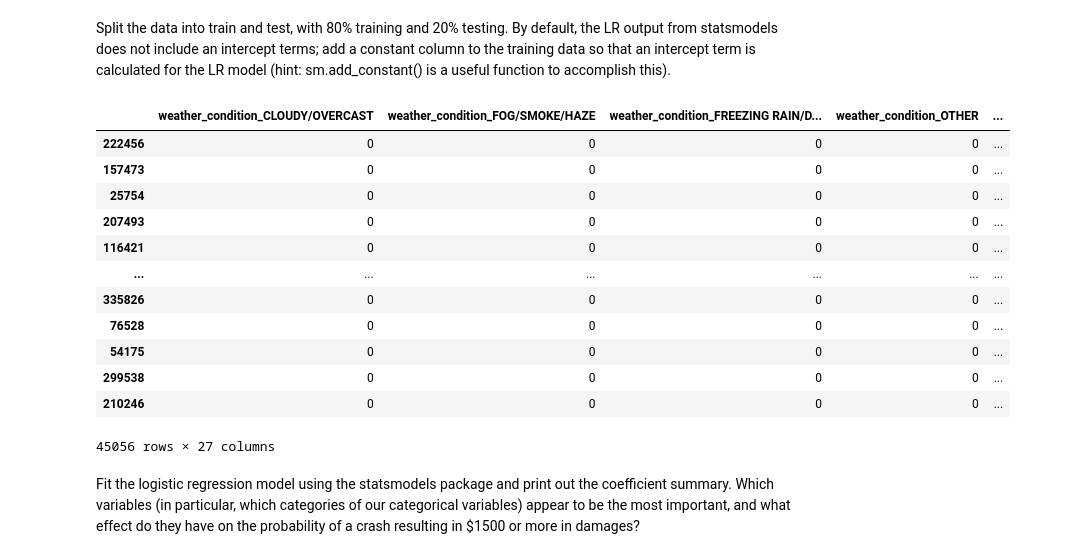
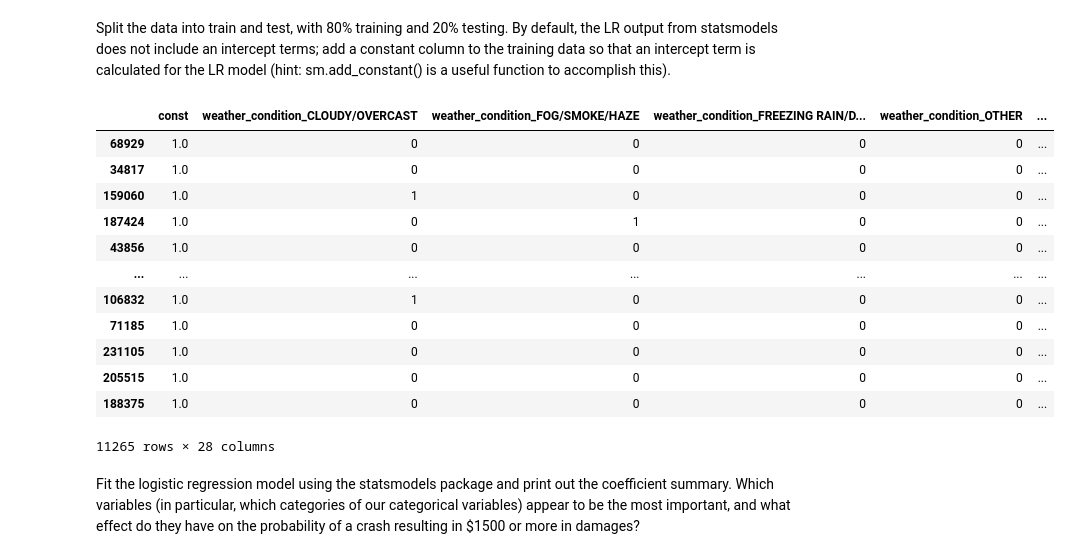
Before and after one commit to thinkful-dsi-cassowary/dsi3_student_pair_work, a Jupyter notebook: Coby/24_02_Day 24 Lecture 2 Assignment.ipynb, the cells around one changed output. Drawn from its saved outputs; the diff is of its cells as text; code cells hidden in the pictures.

```diff
--- a/Coby/24_02_Day 24 Lecture 2 Assignment.ipynb
+++ b/Coby/24_02_Day 24 Lecture 2 Assignment.ipynb
@@ -278,27 +278,32 @@ Split the data into train and test, with 80% training and 20% testing. By defaul
 # %%
 # answer goes here
 from sklearn.model_selection import train_test_split
+import statsmodels as sm
 
 # Create Training and Testing sets
 X_train, X_test, y_train, y_test = train_test_split(X, y, test_size=.2)
 
+X_train_sm = sm.tools.tools.add_constant(X_train)
+X_test_sm = sm.tools.tools.add_constant(X_test)
+
 # Add an intercept column to the training data
 # X_train['intercept'] = np.ones(len(X_train))
-X_train
+X_train_sm
+X_test_sm
 # %% [output]
-|  | weather_condition_CLOUDY/OVERCAST | weather_condition_FOG/SMOKE/HAZE | weather_condition_FREEZING RAIN/D... | weather_condition_OTHER | ... |
-| 222456 | 0 | 0 | 0 | 0 | ... |
-| 157473 | 0 | 0 | 0 | 0 | ... |
-| 25754 | 0 | 0 | 0 | 0 | ... |
-| 207493 | 0 | 0 | 0 | 0 | ... |
-| 116421 | 0 | 0 | 0 | 0 | ... |
-| ... | ... | ... | ... | ... | ... |
-| 335826 | 0 | 0 | 0 | 0 | ... |
-| 76528 | 0 | 0 | 0 | 0 | ... |
-| 54175 | 0 | 0 | 0 | 0 | ... |
-| 299538 | 0 | 0 | 0 | 0 | ... |
-| 210246 | 0 | 0 | 0 | 0 | ... |
+|  | const | weather_condition_CLOUDY/OVERCAST | weather_condition_FOG/SMOKE/HAZE | weather_condition_FREEZING RAIN/D... | weather_condition_OTHER | ... |
+| 68929 | 1.0 | 0 | 0 | 0 | 0 | ... |
+| 34817 | 1.0 | 0 | 0 | 0 | 0 | ... |
+| 159060 | 1.0 | 1 | 0 | 0 | 0 | ... |
+| 187424 | 1.0 | 0 | 1 | 0 | 0 | ... |
+| 43856 | 1.0 | 0 | 0 | 0 | 0 | ... |
+| ... | ... | ... | ... | ... | ... | ... |
+| 106832 | 1.0 | 1 | 0 | 0 | 0 | ... |
+| 71185 | 1.0 | 0 | 0 | 0 | 0 | ... |
+| 231105 | 1.0 | 0 | 0 | 0 | 0 | ... |
+| 205515 | 1.0 | 0 | 0 | 0 | 0 | ... |
+| 188375 | 1.0 | 0 | 0 | 0 | 0 | ... |
-45056 rows × 27 columns
+11265 rows × 28 columns
 # %% [markdown]
 Fit the logistic regression model using the statsmodels package and print out the coefficient summary. Which variables (in particular, which categories of our categorical variables) appear to be the most important, and what effect do they have on the probability of a crash resulting in $1500 or more in damages?
 # %%
```
Also changed, not shown: parts of 10 cells of this notebook.
